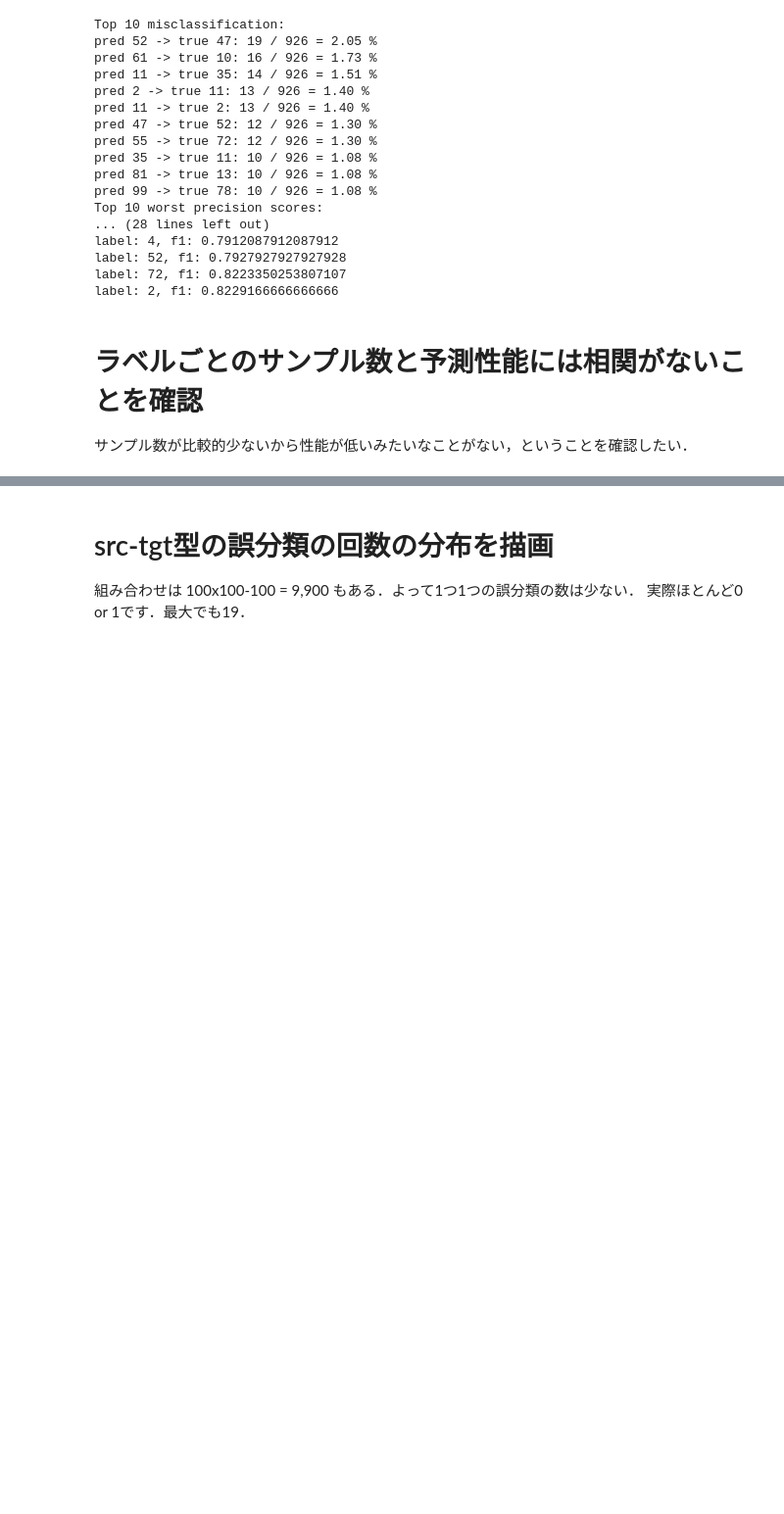
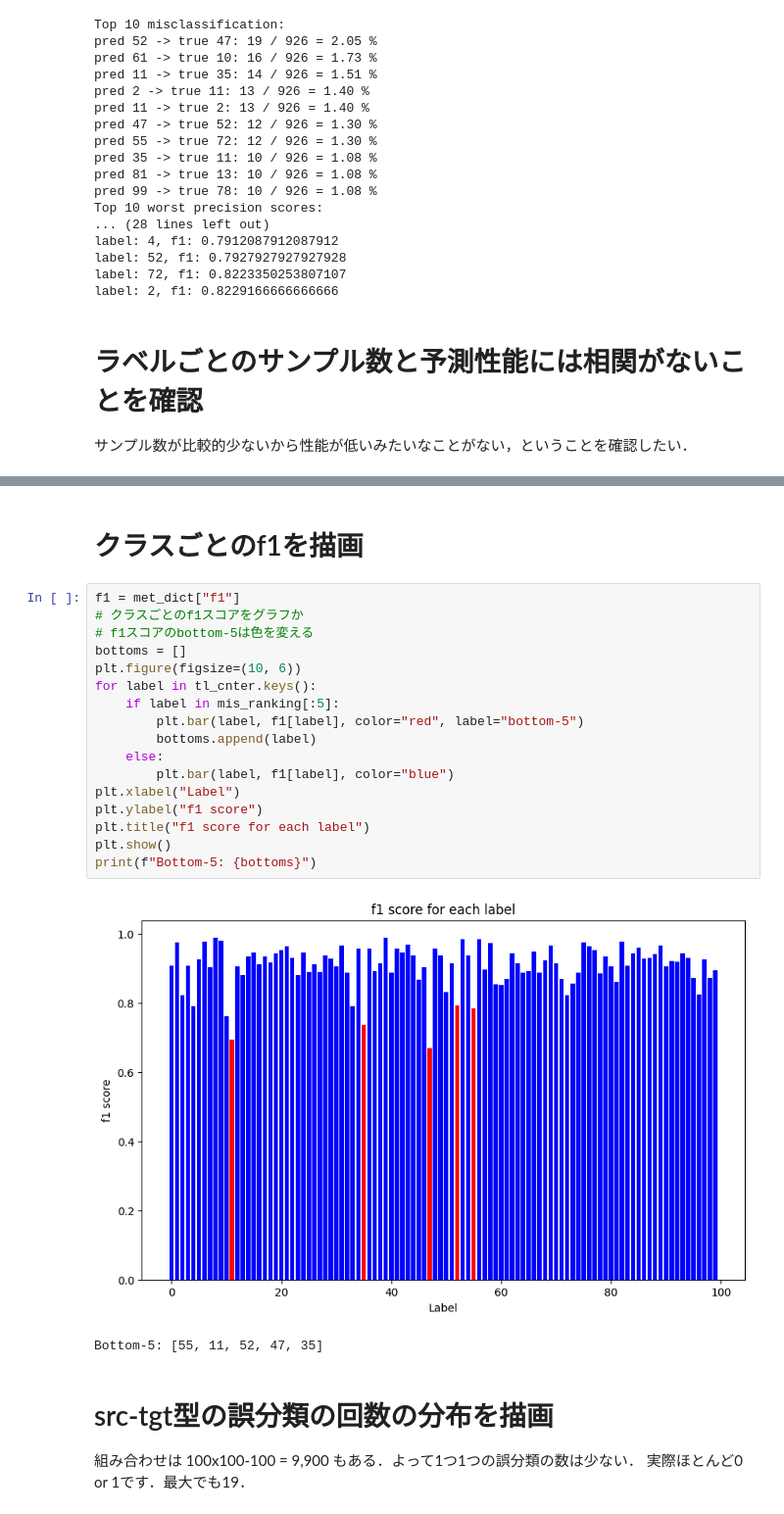
Before and after one commit to posl/RepTran-replication, a Jupyter notebook: src/007a_check_misclassification_type.ipynb, the cells around one changed output, grey strips where cells are left out. Shown at 98% size. Drawn from its saved outputs; the diff is of its cells as text; blank space fills up the shorter version.

```diff
--- a/src/007a_check_misclassification_type.ipynb
+++ b/src/007a_check_misclassification_type.ipynb
@@ -93,4 +93,26 @@ print(f"Correlation: {np.corrcoef(x, y)[0, 1]}")
 Correlation: 0.00890272158962515
+# %% [markdown]
+# クラスごとのf1を描画
+# %%
+f1 = met_dict["f1"]
+# クラスごとのf1スコアをグラフか
+# f1スコアのbottom-5は色を変える
+bottoms = []
+plt.figure(figsize=(10, 6))
+for label in tl_cnter.keys():
+    if label in mis_ranking[:5]:
+        plt.bar(label, f1[label], color="red", label="bottom-5")
+        bottoms.append(label)
+    else:
+        plt.bar(label, f1[label], color="blue")
+plt.xlabel("Label")
+plt.ylabel("f1 score")
+plt.title("f1 score for each label")
+plt.show()
+print(f"Bottom-5: {bottoms}")
+# %% [output]
+[figure, added]
+Bottom-5: [55, 11, 52, 47, 35]
 # %% [markdown]
 # src-tgt型の誤分類の回数の分布を描画
 組み合わせは 100x100-100 = 9,900 もある．よって1つ1つの誤分類の数は少ない．
```
Also changed, not shown: parts of 2 cells of this notebook, 8 other files.
